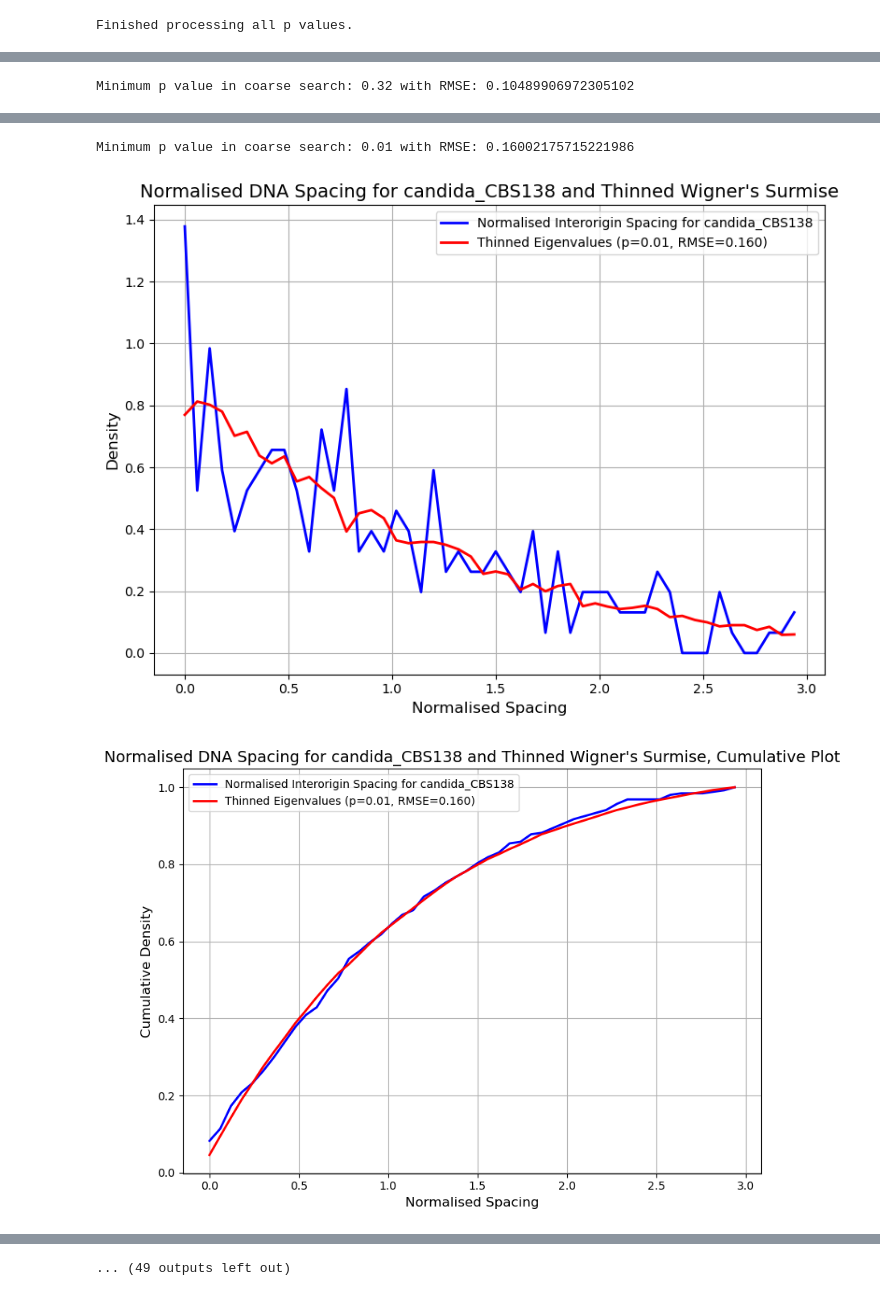
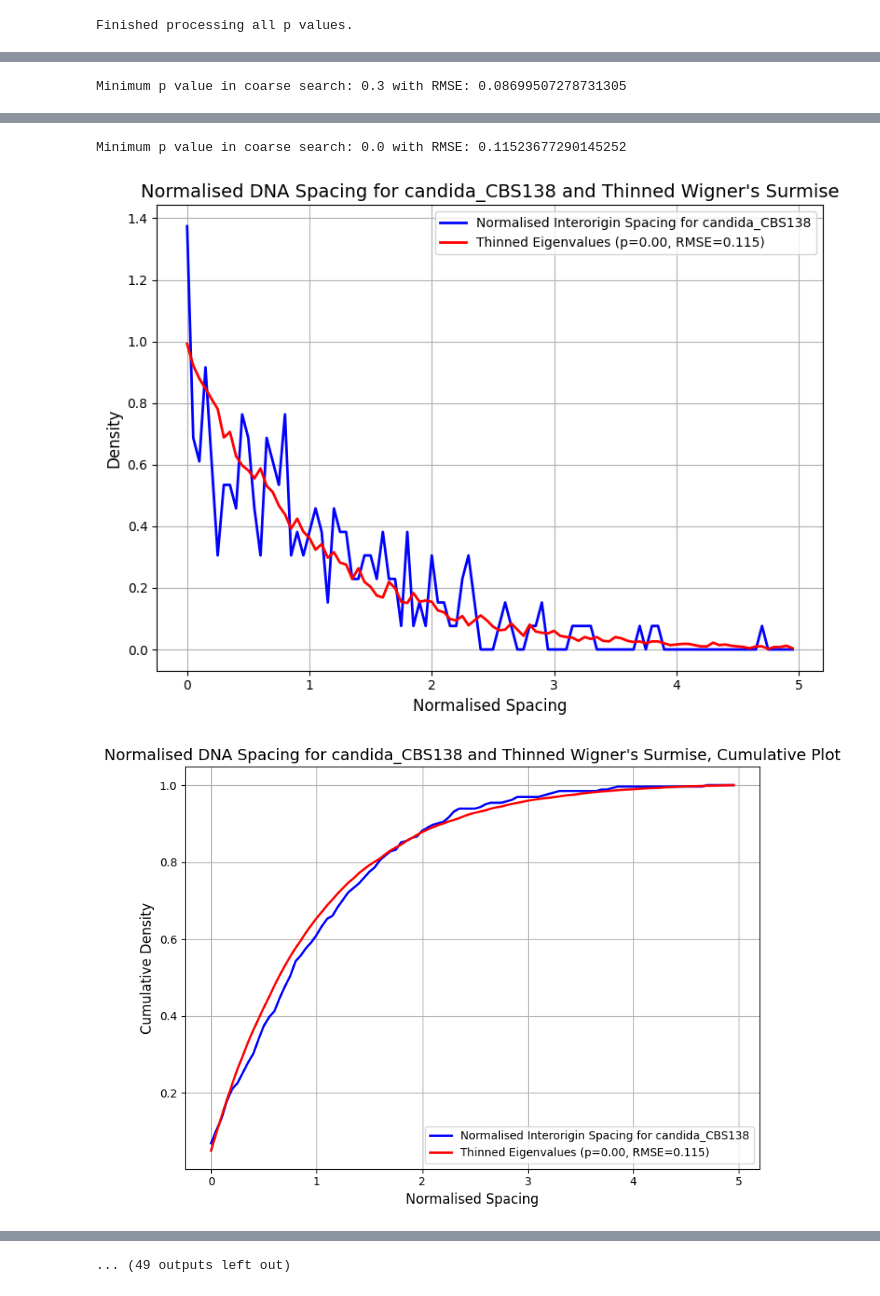
Before and after one commit to HuwWDay/RMTDNAData, a Jupyter notebook: ThinGen.ipynb, the cells around one changed output, grey strips where cells are left out. Drawn from its saved outputs; the diff is of its cells as text; code cells hidden in the pictures.

```diff
--- a/ThinGen.ipynb
+++ b/ThinGen.ipynb
@@ -15,8 +15,8 @@ import RMT # Importing the RMT module
 Size = 200           # Matrix size (e.g., 50x50)
 Samples = 10000       # Number of samples
 Lower = 0           # Histogram lower bound
-Upper = 3           # Histogram upper bound
-binno = 50          # Number of histogram bins
+Upper = 5         # Histogram upper bound
+binno = 100          # Number of histogram bins
 p = 1.00               # Thinning probability (1 = no thinning)
 # %%
 # Check if there's a folder called ThinnedEigenvalues
@@ -115,9 +115,9 @@ sns.histplot(data=Exp, bins=binno, kde=True, stat="density")
 hist_exp, bins = np.histogram(Exp, range=(Lower, Upper), bins=binno, weights=1/len(Exp)* np.ones(len(Exp)))
 # Area under the histogram should be 1
 bin_width = np.diff(bins)[0]
-HistArea = np.sum(hist * bin_width)
-hist = hist / HistArea
-HistAreaTest = np.sum(hist * bin_width)
+HistArea = np.sum(hist_exp * bin_width)
+hist_exp = hist_exp / HistArea
+HistAreaTest = np.sum(hist_exp * bin_width)
 assert np.isclose(HistAreaTest, 1), "Histogram area is not 1."
 
 ThinnedDict[0.00] = hist_exp
@@ -126,7 +126,7 @@ ThinnedDict["Bins"] = bins[:-1]  # Store bin edges for reference
 # Save to file
 p = 0.00
 filename = f"ThinnedEigenvalues/Thin_{p:.2f}.csv"
-np.savetxt(filename, hist, delimiter=",")
+np.savetxt(filename, hist_exp, delimiter=",")
 print(f"Saved normalized exponential samples to {filename}.")
 # %% [output]
 Mean after normalization: 1.0
@@ -137,6 +135,7 @@ To check I'm not going insane, load in thinned samples and plot them all on the
 # %%
 #import RMT
 # %%
+
 for filename in os.listdir('processeddata'):
     print(filename)
     name = filename.split('_Interorigin')[0]
@@ -145,7 +144,7 @@ for filename in os.listdir('processeddata'):
     #print(dna)
 
     print("Creating Histogram for: ", name)
-    dnahist, bins = RMT.dna_histogram(dna, Lower=0, Upper=3, binno=50)
+    dnahist, bins = RMT.dna_histogram(dna, Lower=0, Upper=5, binno=100)
 
     print("Plotting DNA and Thinned for: ", name)
     RMT.plot_dna_and_thinned(name, dnahist, ThinnedDict=ThinnedDict)
@@ -160 +160 @@ Plotting DNA and Thinned for:  arabidopsis
-Minimum p value in coarse search: 0.32 with RMSE: 0.10489906972305102
+Minimum p value in coarse search: 0.3 with RMSE: 0.08699507278731305
@@ -171,6 +172,6 @@ Plotting DNA and Thinned for:  candida_CBS138
-Minimum p value in coarse search: 0.01 with RMSE: 0.16002175715221986
+Minimum p value in coarse search: 0.0 with RMSE: 0.11523677290145252
-[figure, old version]
+[figure, new version]
-[figure, old version]
+[figure, new version]
 Done with:  candida_CBS138
 
 
```
Also changed, not shown: parts of 3 cells of this notebook, 5 other files.
